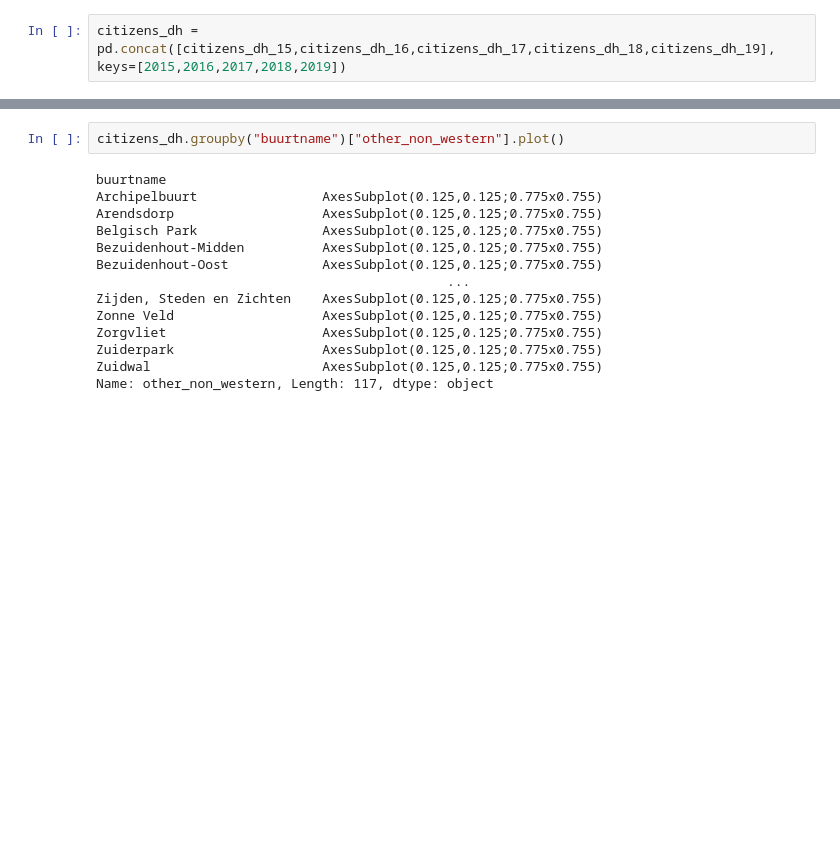
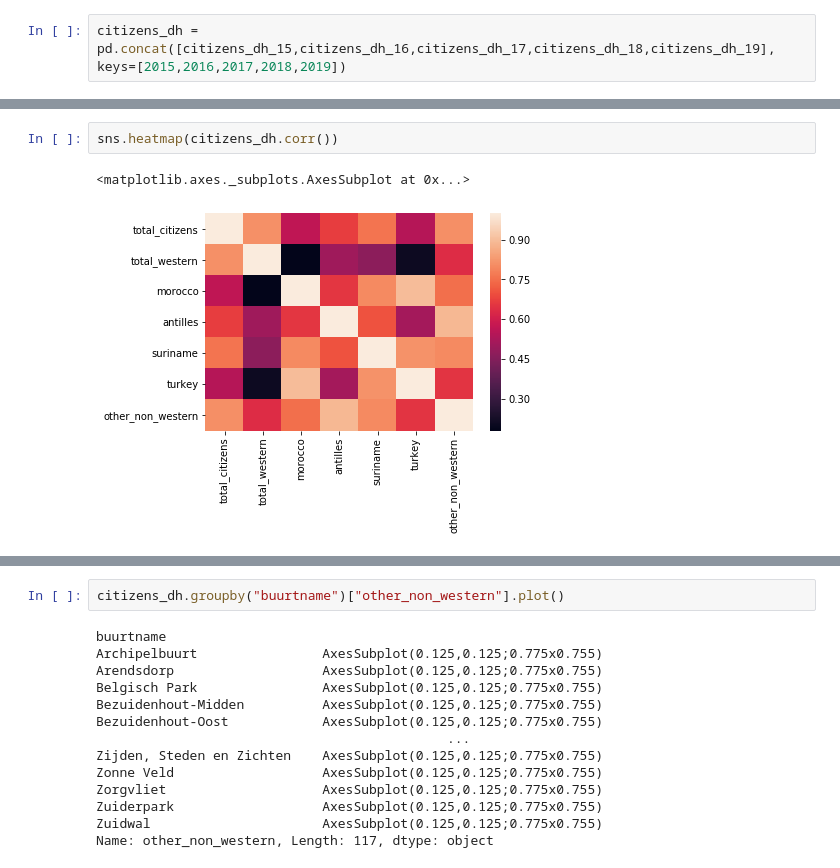
Before and after one commit to J-h-V/OpenDataDenHaag, a Jupyter notebook: DatasetCBS.ipynb, the cells around one changed output, grey strips where cells are left out. Saved outputs shown, nothing was run; the diff lists cells and outputs as text; blank space fills up the shorter version.

```diff
--- a/DatasetCBS.ipynb
+++ b/DatasetCBS.ipynb
@@ -58,0 +98,5 @@ citizens_dh
+# %%
+sns.heatmap(citizens_dh.corr())
+# %% [output]
+<matplotlib.axes._subplots.AxesSubplot at 0x...>
+[figure, added]
```
Also changed, not shown: parts of 10 cells of this notebook.
